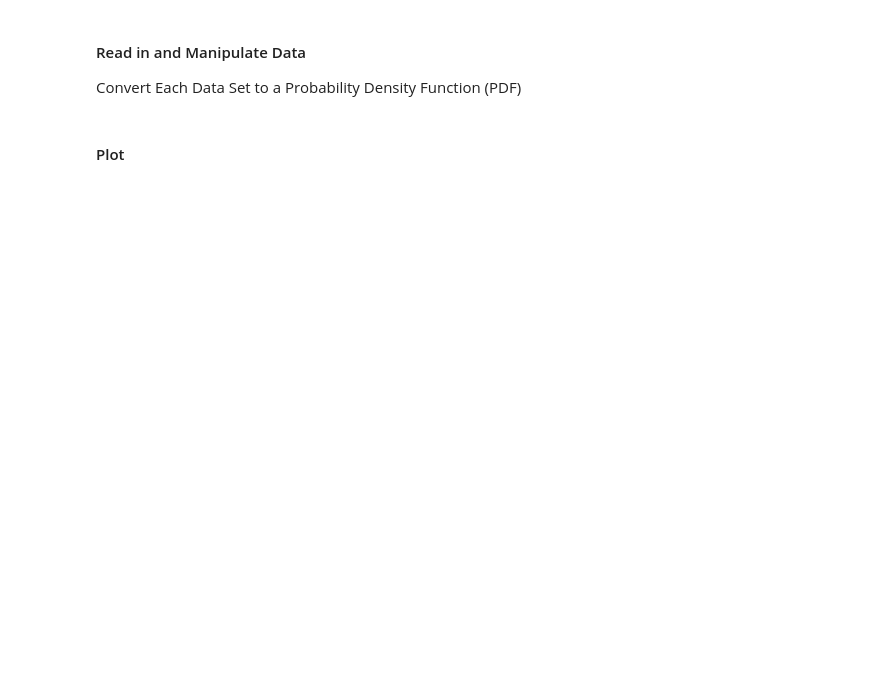
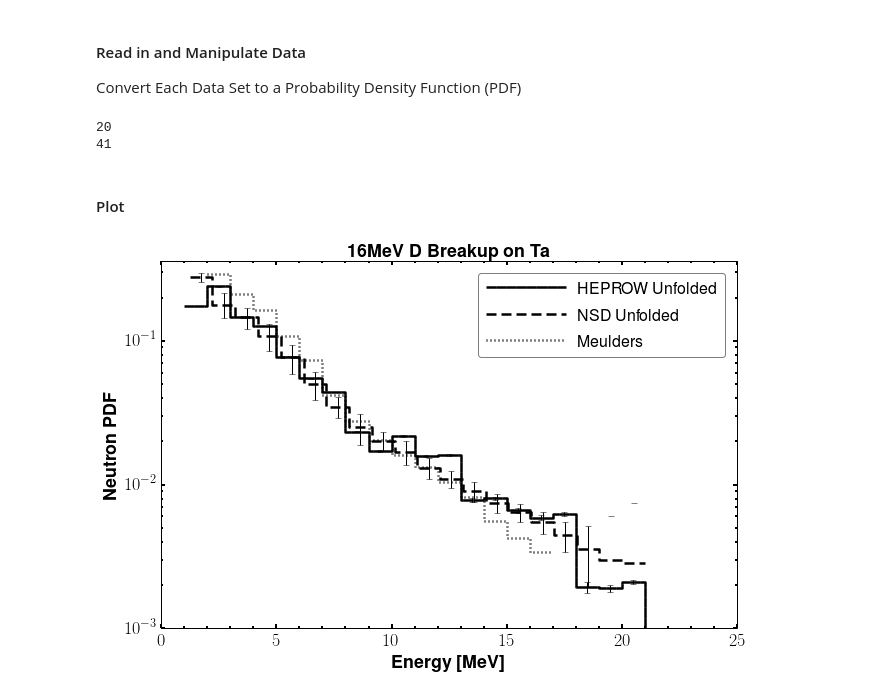
Before and after one commit to 2lambda123/88_Data, a Jupyter notebook: Experiments/PHS/16MeVTa/16MeVTa.ipynb, the cells around one changed output. Drawn from its saved outputs; the diff is of its cells as text; code cells hidden in the pictures; blank space fills up the shorter version.

Commit message:
Added pictures. Finished Calibration. Started modification of unfolding section.

```diff
--- a/Experiments/PHS/16MeVTa/16MeVTa.ipynb
+++ b/Experiments/PHS/16MeVTa/16MeVTa.ipynb
@@ -934,6 +950,27 @@ meuldersData[1]=normAUBC(meuldersData[1])
 # Build up histogram data
 meuldersHisto=Histogram()
 meuldersHisto.buildHisto(meuldersData[0],meuldersData[1],edgeLoc=meuldersBinBounds)
+# %%
+# NSD Unfolding Algorithm
+nsdData=readDelimitedDataFile(nsdPath+nsdName,header=nsdHeaderLines)
+
+# Calculate the relative uncertainty
+nsdData[2]=(np.asarray(nsdData[2])/np.asarray(nsdData[1])).tolist()
+
+# Normalize the unfolded spectrum
+nsdData[1]=normAUBC(nsdData[1])
+
+# Calculate the absolute error
+nsdData[2]=(np.asarray(nsdData[2])*np.asarray(nsdData[1])).tolist()
+print len(nsdData[2])
+
+# Build up histogram data
+nsdHisto=Histogram()
+nsdHisto.buildHisto(nsdData[0],nsdData[1],uncert=nsdData[2],edgeLoc=nsdBinBounds)
+print len(nsdHisto.yValues)
+# %% [output]
+20
+41
 # %% [markdown]
 #### Plot
 # %%
@@ -941,7 +978,8 @@ meuldersHisto.buildHisto(meuldersData[0],meuldersData[1],edgeLoc=meuldersBinBoun
 plt.rc('text', usetex=True)
 
 # Set up figure
-fig = plt.figure()
+#fig = plt.figure()
+fig = plt.figure(figsize=(10,6))
 #ax1 = fig.add_subplot(111)
 ax1 = fig.add_axes([0.1, 0.1, 0.8, 0.85])
 
@@ -958,35 +996,38 @@ ax1.set_color_cycle(['k', 'k', 'k', 'k'])
 
 # Set axes
 ax1.axis([0, 25, 0.001, 1.5*max(heprowHisto.yValues)])
 #ax1.set_xscale('log')
 ax1.set_yscale('log')
 
 # Set axes labels and plot title.
 ax1.set_title('\\textbf{16MeV D Breakup on Ta}', fontsize=18, weight="bold")
 ax1.set_xlabel('\\textbf{Energy [MeV]}', fontsize=18, weight="bold")
 ax1.set_ylabel('\\textbf{Neutron PDF}', fontsize=18, weight="bold")
 ax1.tick_params(axis='both', which='major', labelsize=18, width=2)
 ax1.tick_params(axis='both', which='minor', width=2)
 ax1.xaxis.set_minor_locator(minorLocator)
 
 # Add data set to plot
 ax1.errorbar(heprowHisto.midPtX, heprowHisto.midPtY, yerr=heprowHisto.sigma, marker=None, linestyle='None')
 ax1.plot(heprowHisto.xEdges, heprowHisto.yValues, linewidth=linewidth[0], linestyle=linestyle[0],
          marker=None,label="HEPROW Unfolded", dashes=dashes[0])
-#ax1.plot(nsdHisto.xEdges, nsdHisto.yValues, linewidth=linewidth[0], linestyle=linestyle[1],
-#         marker=None,label="NSD Unfolded", dashes=dashes[1])
+ax1.errorbar(nsdHisto.midPtX, nsdHisto.midPtY, yerr=nsdHisto.sigma, marker=None, linestyle='None')
+ax1.plot(nsdHisto.xEdges, nsdHisto.yValues, linewidth=linewidth[0], linestyle=linestyle[1],
+         marker=None,label="NSD Unfolded", dashes=dashes[1])
 ax1.plot(meuldersHisto.xEdges, meuldersHisto.yValues, linewidth=linewidth[0], linestyle=linestyle[2],
          label="Meulders")
 #ax1.plot(loneHisto.xEdges, loneHisto.yValues, linewidth=linewidth[0], linestyle=linestyle[3],
 #         label="Lone", dashes=dashes[2])
 
 
 # Add and locate legend
 leg = ax1.legend()
 plt.legend(borderaxespad=0.75, loc=1, fontsize=16, handlelength=5, borderpad=0.5,\
             labelspacing=0.75, fancybox=True, framealpha=0.5, numpoints=1);
 
 plt.show()
+# %% [output]
+[figure, added]
 # %%
 # Save the figure
 #fig.savefig(meuldersPath+'16MeVTa_50.png', bbox_inches='tight')
```
Also changed, not shown: parts of 32 cells of this notebook, 1 other file.
